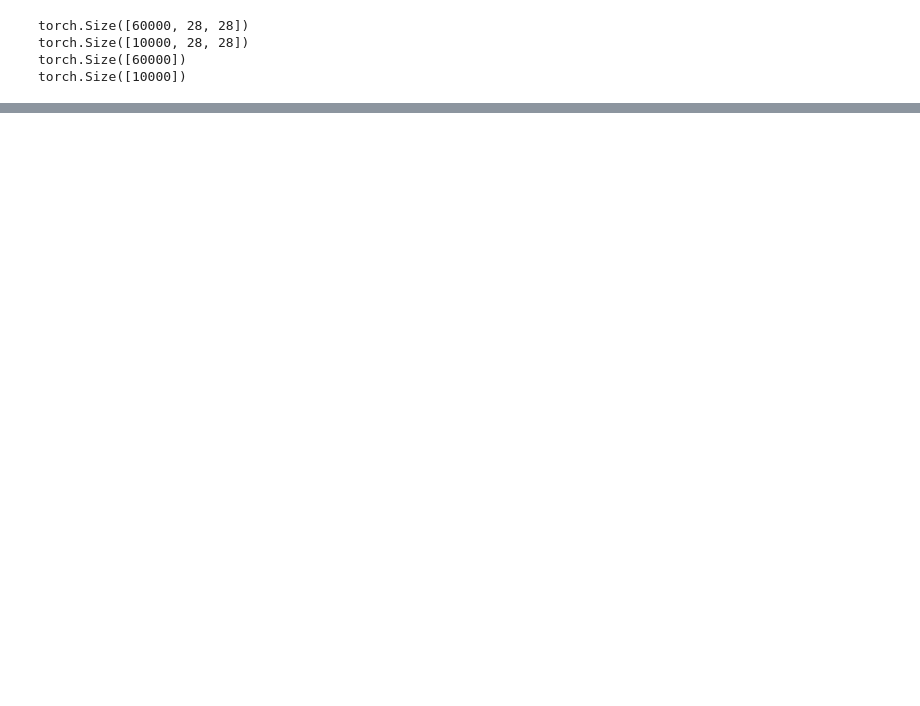
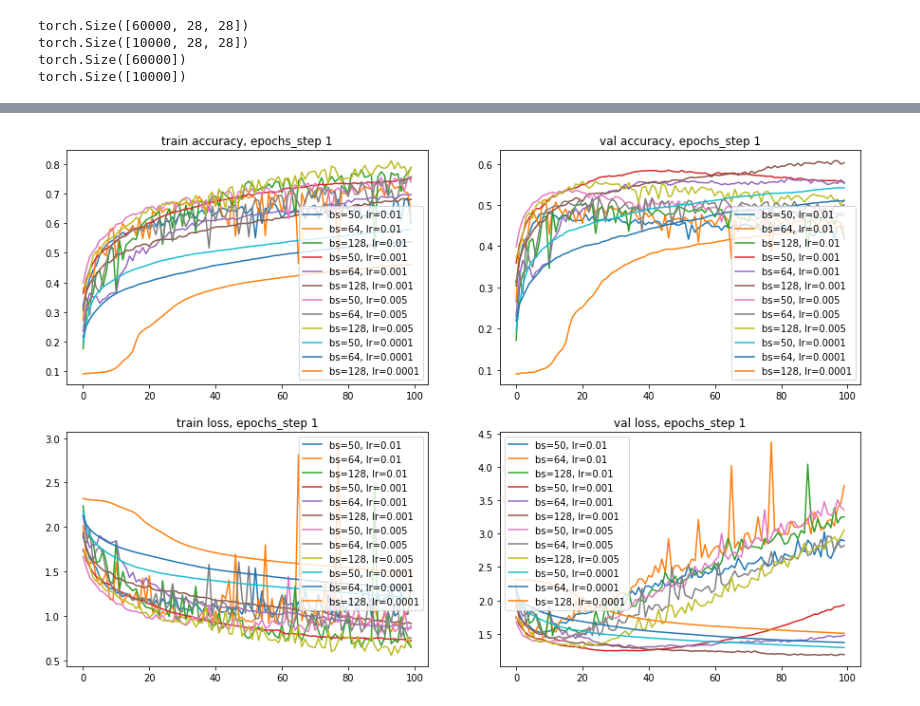
Before and after one commit to Jiaanzhu/CS-439-OptML-Mixed-Optimizer, a Jupyter notebook: Test_SGD.ipynb, the cells around one changed output, grey strips where cells are left out. Saved outputs shown, nothing was run; the diff lists cells and outputs as text; code cells hidden in the pictures; blank space fills up the shorter version.

```diff
--- a/Test_SGD.ipynb
+++ b/Test_SGD.ipynb
@@ -123,0 +223,3 @@ plt.legend(loc=1)
+# %%
+cifar10_trainlab = torch.tensor(trainset.targets)
+cifar10_testlab = torch.tensor(testset.targets)
@@ -123,0 +231,23 @@ plt.legend(loc=1)
+# %%
+import time
+import matplotlib.pyplot as plt
+
+torch.manual_seed(123456789) # seeding for weight initialization and train
+
+histories_cnn = []
+
+gammas = [1e-2,1e-3, 5e-3, 1e-4]
+batch_sizes = [50,64,128]
+
+mesh = np.meshgrid(batch_sizes, gammas)
+
+for bs,lr in zip(mesh[0].ravel(),mesh[1].ravel()):
+    print('batch-size: {} | learning-rate: {}'.format(bs,lr))
+    # reset weights
+    cnn = CNN().to(device)
+
+    history = train(cnn, cifar10_train.float(), cifar10_trainlab,
+                cifar10_test.float(), cifar10_testlab,
+                mini_batch_size=bs,nb_epochs = 100,eta=lr,verbose=False)
+
+    histories_cnn.append(history)
@@ -123,0 +269,21 @@ plt.legend(loc=1)
+# %%
+fig,ax = plt.subplots(2,2,figsize=(15,10))
+for j,(bs,lr) in enumerate(zip(mesh[0].ravel(),mesh[1].ravel())):
+  ax[0,0].plot([i for i in range(100)],histories_cnn[j]['acc'],label='bs={}, lr={}'.format(bs,lr))
+  ax[0,1].plot([i for i in range(100)],histories_cnn[j]['acc_val'],label='bs={}, lr={}'.format(bs,lr))
+
+  ax[1,0].plot([i for i in range(100)],histories_cnn[j]['loss'],label='bs={}, lr={}'.format(bs,lr))
+  ax[1,1].plot([i for i in range(100)],histories_cnn[j]['loss_val'],label='bs={}, lr={}'.format(bs,lr))
+
+ax[0,0].legend()
+ax[0,1].legend()
+ax[1,0].legend()
+ax[1,1].legend()
+
+ax[0,0].set_title('train accuracy, epochs_step 1')
+ax[0,1].set_title('val accuracy, epochs_step 1')
+ax[1,0].set_title('train loss, epochs_step 1')
+ax[1,1].set_title('val loss, epochs_step 1')
+plt.show()
+# %% [output]
+[figure, added]
```
Also changed, not shown: parts of 27 cells of this notebook.
